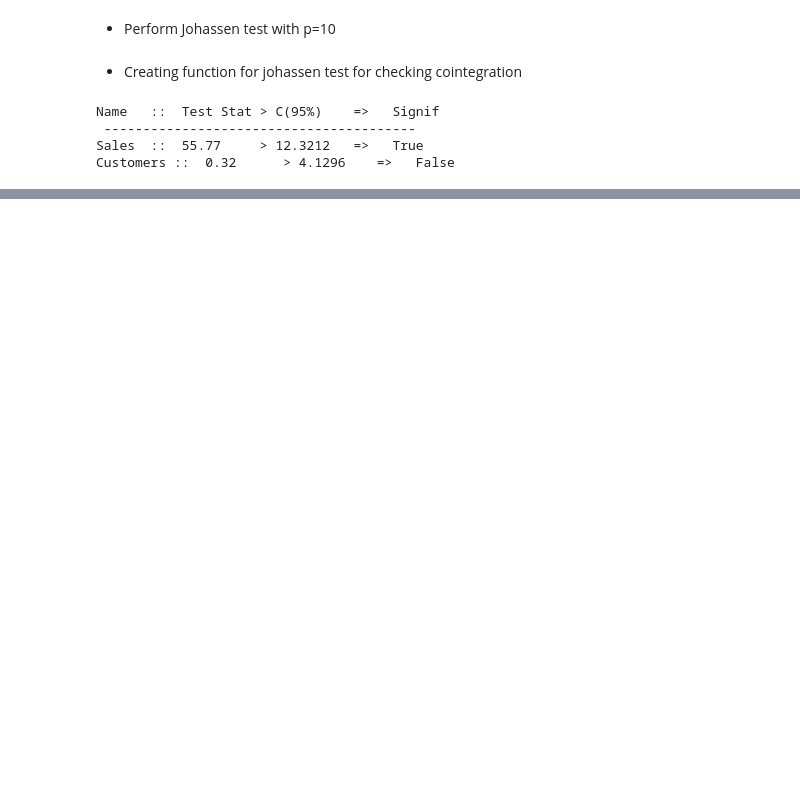
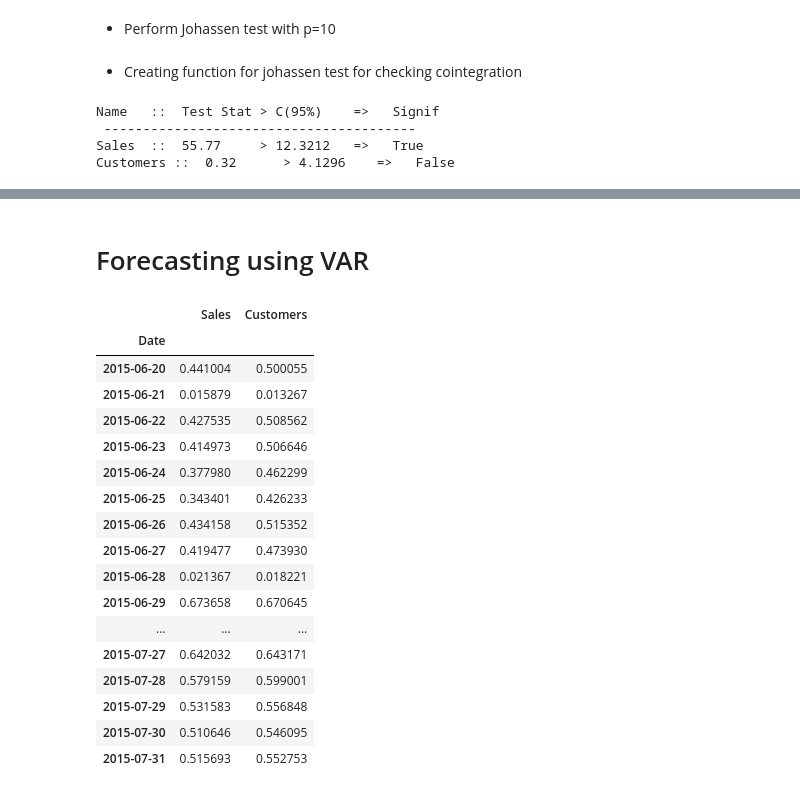
Before and after one commit to SanjayaKumarSahoo/rossmann-drug-timeseries-forecast, a Jupyter notebook: rossmann-drug-timeseries-forecast.ipynb, the cells around one changed output, grey strips where cells are left out. Cells and saved outputs as stored; diff of their text form; code cells hidden in the pictures; blank space fills up the shorter version.

```diff
--- a/rossmann-drug-timeseries-forecast.ipynb
+++ b/rossmann-drug-timeseries-forecast.ipynb
@@ -1075,0 +1096,26 @@ Customers ::  0.32      > 4.1296    =>   False
+# %% [markdown]
+# Forecasting using VAR
+# %%
+exog_test = train_df_all_test[['Promo','SchoolHoliday','DayOfWeek_1','DayOfWeek_2','DayOfWeek_3','DayOfWeek_4','DayOfWeek_5','DayOfWeek_6','DayOfWeek_7']].astype(float)
+fc = var_model_final.forecast(y=forecast_input, steps=42,exog_future=exog_test)
+var_forecast = pd.DataFrame(fc, index=train_df_all_test.index, columns=['Sales','Customers'])
+var_forecast
+# %% [output]
+|  | Sales | Customers |
+| Date |  |  |
+| 2015-06-20 | 0.441004 | 0.500055 |
+| 2015-06-21 | 0.015879 | 0.013267 |
+| 2015-06-22 | 0.427535 | 0.508562 |
+| 2015-06-23 | 0.414973 | 0.506646 |
+| 2015-06-24 | 0.377980 | 0.462299 |
+| 2015-06-25 | 0.343401 | 0.426233 |
+| 2015-06-26 | 0.434158 | 0.515352 |
+| 2015-06-27 | 0.419477 | 0.473930 |
+| 2015-06-28 | 0.021367 | 0.018221 |
+| 2015-06-29 | 0.673658 | 0.670645 |
+| ... | ... | ... |
+| 2015-07-27 | 0.642032 | 0.643171 |
+| 2015-07-28 | 0.579159 | 0.599001 |
+| 2015-07-29 | 0.531583 | 0.556848 |
+| 2015-07-30 | 0.510646 | 0.546095 |
+| 2015-07-31 | 0.515693 | 0.552753 |
```
Also changed, not shown: parts of 17 cells of this notebook.
